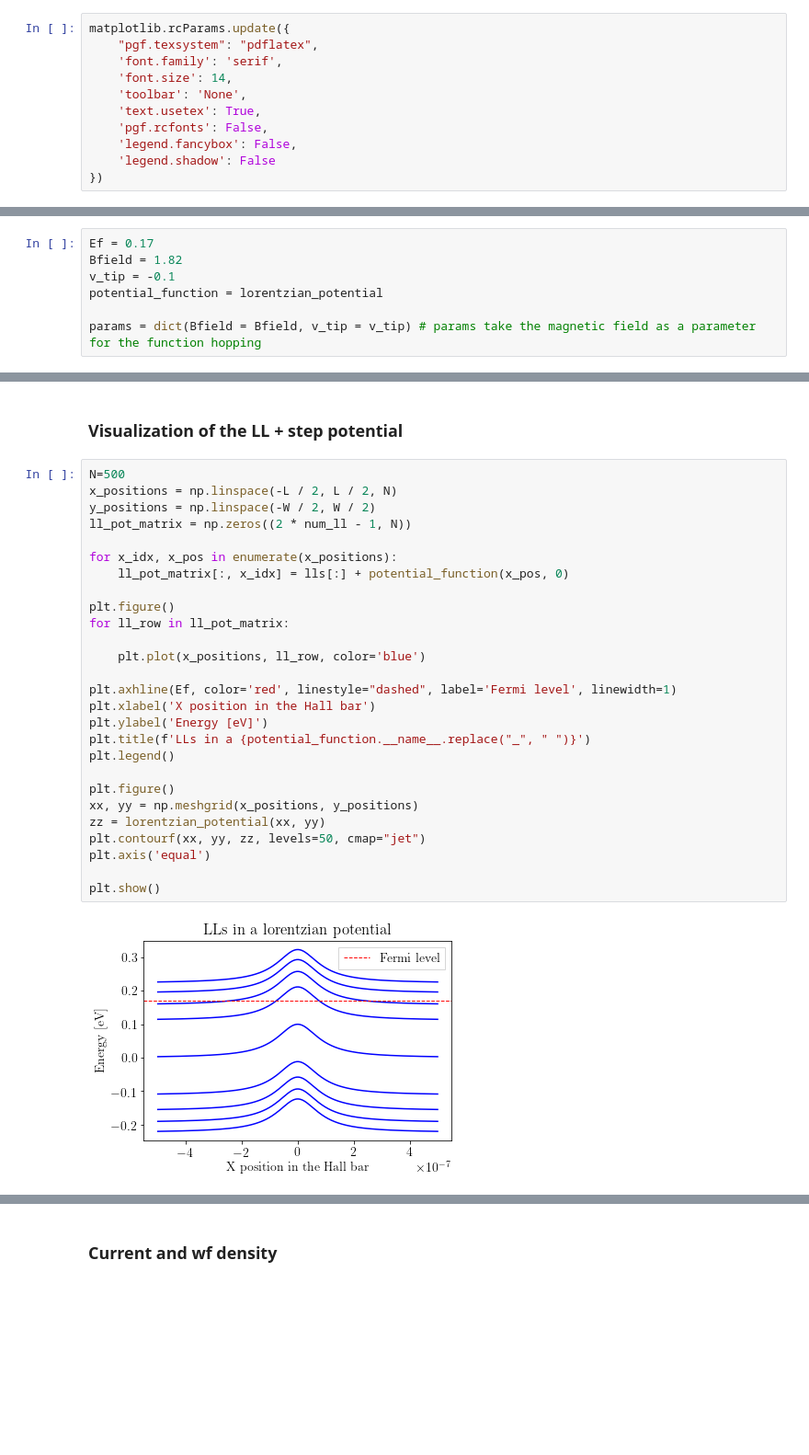
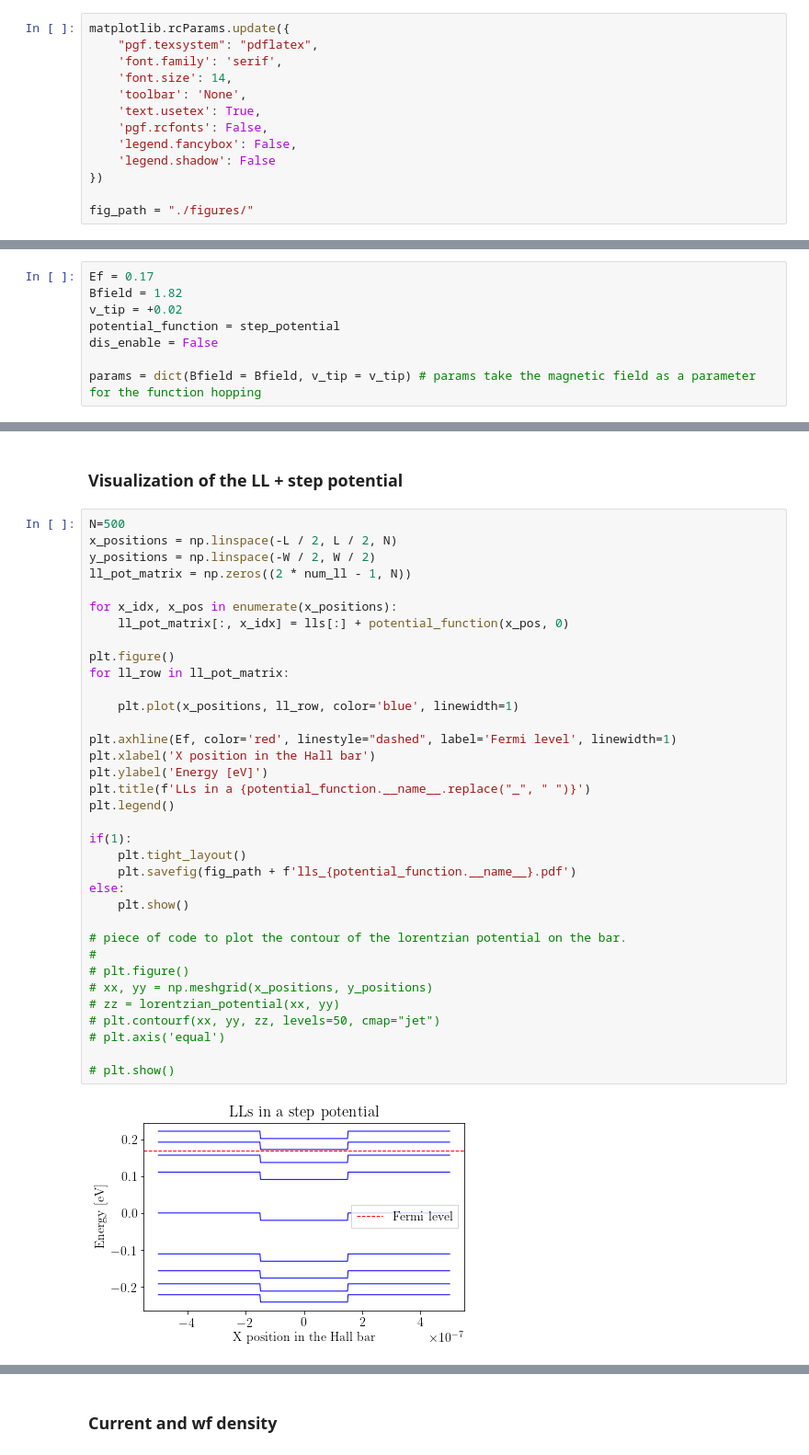
Before and after one commit to saviapicella/nanoelectronics-project, a Jupyter notebook: qhe_six_leads.ipynb, the cells around one changed output, grey strips where cells are left out. Shown: that part at 92% size. Cells and saved outputs as stored; diff of their text form; blank space fills up the shorter version.

```diff
--- a/qhe_six_leads.ipynb
+++ b/qhe_six_leads.ipynb
@@ -20,6 +20,8 @@ matplotlib.rcParams.update({
     'legend.fancybox': False,
     'legend.shadow': False
 })
+
+fig_path = "./figures/"
 # %% [markdown]
 ### Fundamental constants
 # %%
@@ -243,8 +246,9 @@ kwant.plot(sys, site_size = 1e-9)
 # %%
 Ef = 0.17
 Bfield = 1.82
-v_tip = -0.1
-potential_function = lorentzian_potential
+v_tip = +0.02
+potential_function = step_potential
+dis_enable = False
 
 params = dict(Bfield = Bfield, v_tip = v_tip) # params take the magnetic field as a parameter for the function hopping
 # %%
@@ -300,29 +304,37 @@ Fermi Energy =0.17
 # %%
 N=500
 x_positions = np.linspace(-L / 2, L / 2, N)
 y_positions = np.linspace(-W / 2, W / 2)
 ll_pot_matrix = np.zeros((2 * num_ll - 1, N))
 
 for x_idx, x_pos in enumerate(x_positions):
     ll_pot_matrix[:, x_idx] = lls[:] + potential_function(x_pos, 0)
 
 plt.figure()
 for ll_row in ll_pot_matrix:
 
-    plt.plot(x_positions, ll_row, color='blue')
+    plt.plot(x_positions, ll_row, color='blue', linewidth=1)
 
 plt.axhline(Ef, color='red', linestyle="dashed", label='Fermi level', linewidth=1)
 plt.xlabel('X position in the Hall bar')
 plt.ylabel('Energy [eV]')
 plt.title(f'LLs in a {potential_function.__name__.replace("_", " ")}')
 plt.legend()
 
-plt.figure()
-xx, yy = np.meshgrid(x_positions, y_positions)
-zz = lorentzian_potential(xx, yy)
-plt.contourf(xx, yy, zz, levels=50, cmap="jet")
-plt.axis('equal')
+if(1):
+    plt.tight_layout()
+    plt.savefig(fig_path + f'lls_{potential_function.__name__}.pdf')
+else:
+    plt.show()
 
-plt.show()
+# piece of code to plot the contour of the lorentzian potential on the bar.
+#
+# plt.figure()
+# xx, yy = np.meshgrid(x_positions, y_positions)
+# zz = lorentzian_potential(xx, yy)
+# plt.contourf(xx, yy, zz, levels=50, cmap="jet")
+# plt.axis('equal')
+
+# plt.show()
 # %% [output]
-[figure, old version]
+[figure, new version]
```
Also changed, not shown: parts of 11 cells of this notebook, 2 other files.
